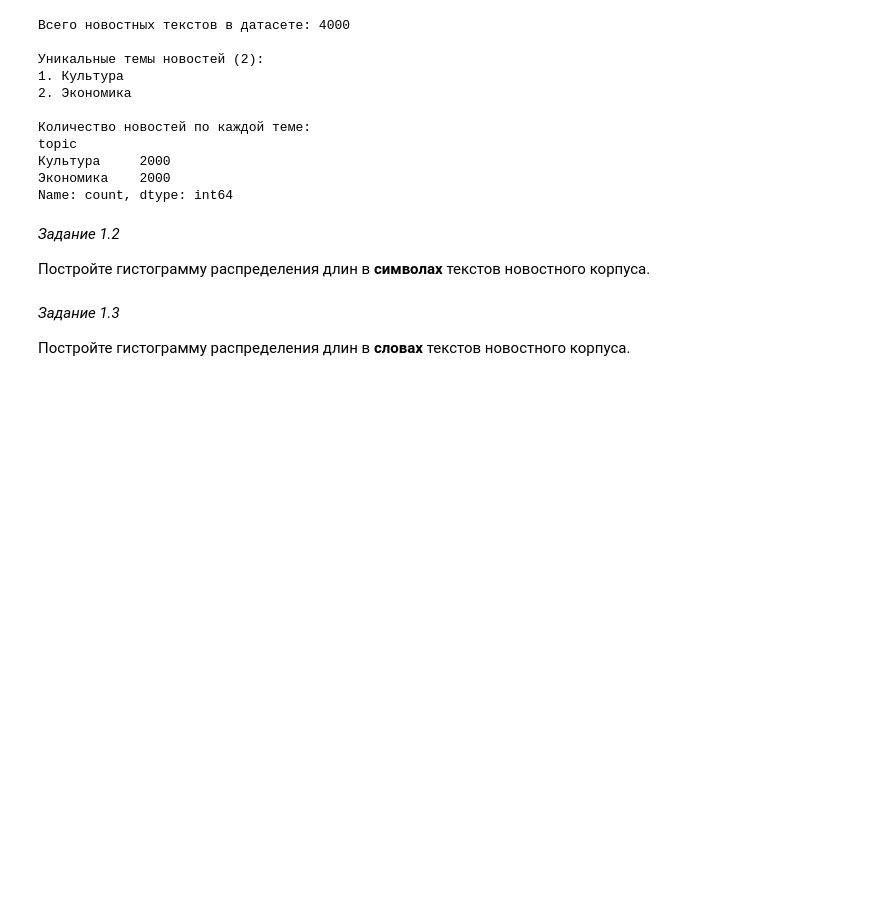
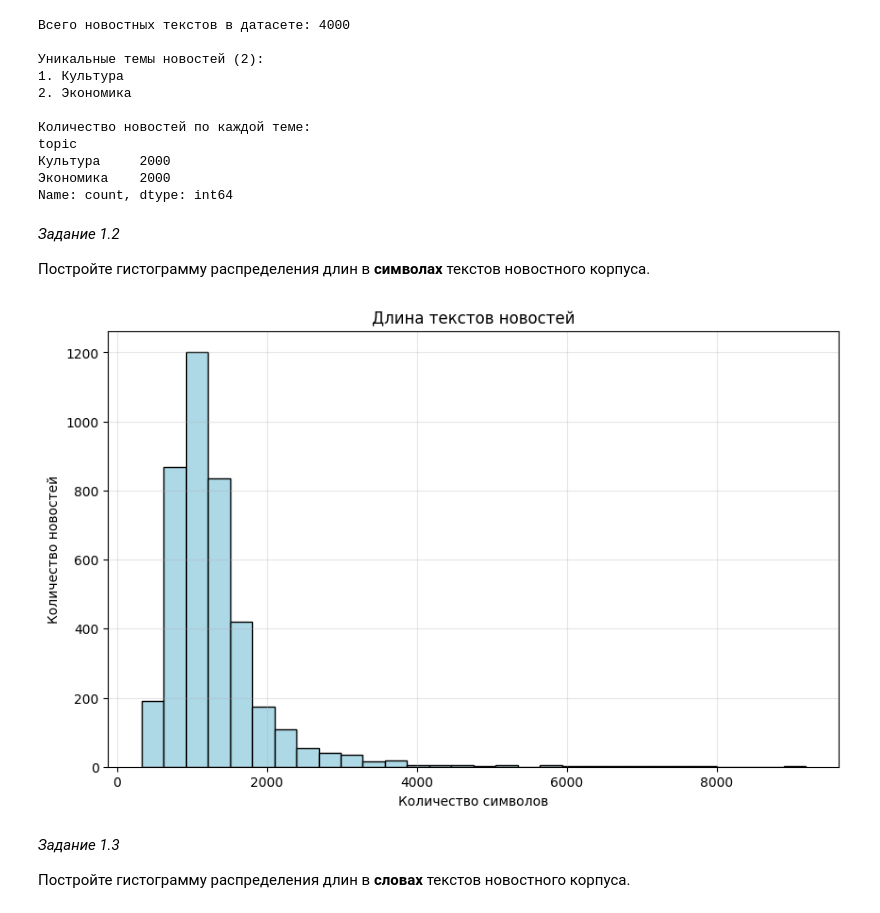
Before and after one commit to MikhailOOOOO/-, a Jupyter notebook: nlp_lab_1 (2026).ipynb, the cells around one changed output. Drawn from its saved outputs; the diff is of its cells as text; code cells hidden in the pictures; blank space fills up the shorter version.

```diff
--- a/nlp_lab_1 (2026).ipynb
+++ b/nlp_lab_1 (2026).ipynb
@@ -138,3 +136,22 @@ Name: count, dtype: int64
+# %%
+import pandas as pd
+import matplotlib.pyplot as plt
+
+df = pd.read_csv('/content/sample_data/lenta_ru_news_filtered.csv')
+
+# Считаем длину каждого текста
+df['длина_текста'] = df['text'].str.len()
+
+# Гистограмма
+plt.figure(figsize=(10, 6))
+plt.hist(df['длина_текста'], bins=30, color='lightblue', edgecolor='black')
+plt.title('Длина текстов новостей')
+plt.xlabel('Количество символов')
+plt.ylabel('Количество новостей')
+plt.grid(True, alpha=0.3)
+plt.show()
+# %% [output]
+[figure, added]
 # %% [markdown]
 *Задание 1.3*
 
```
Also changed, not shown: parts of 7 cells of this notebook.
